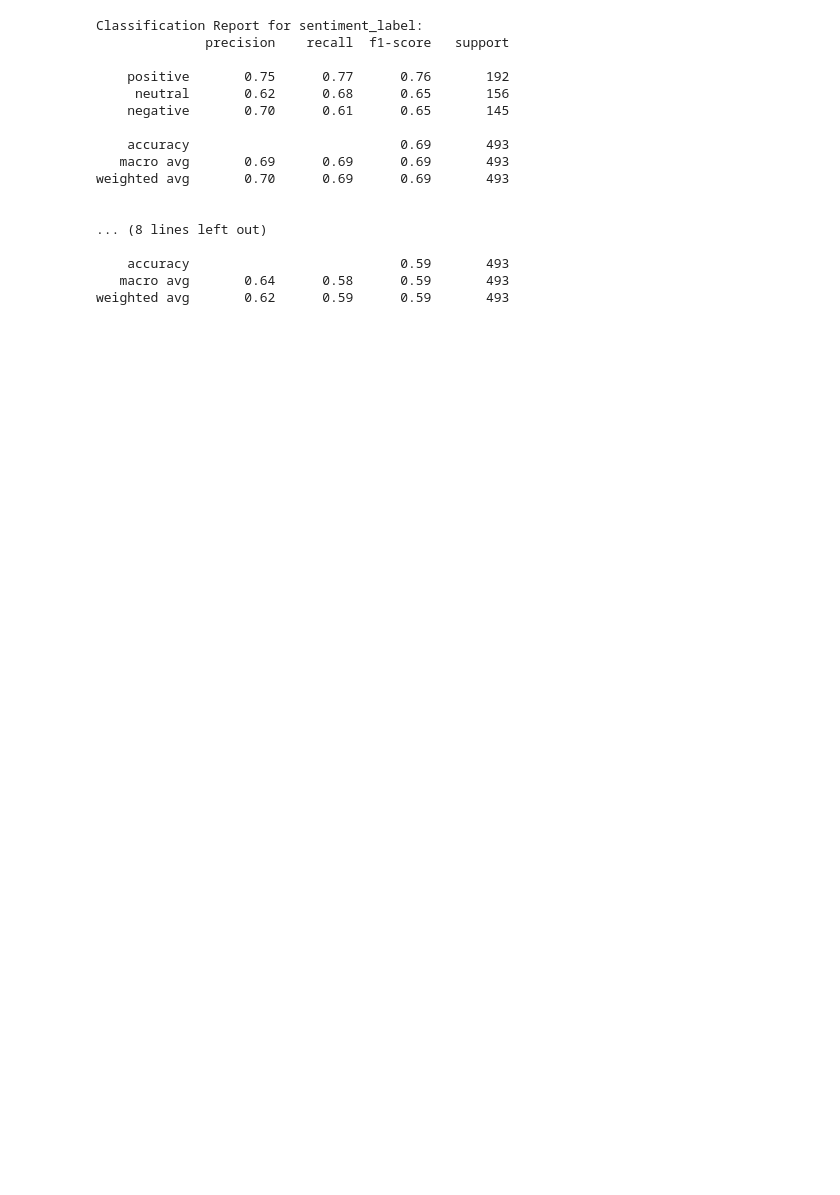
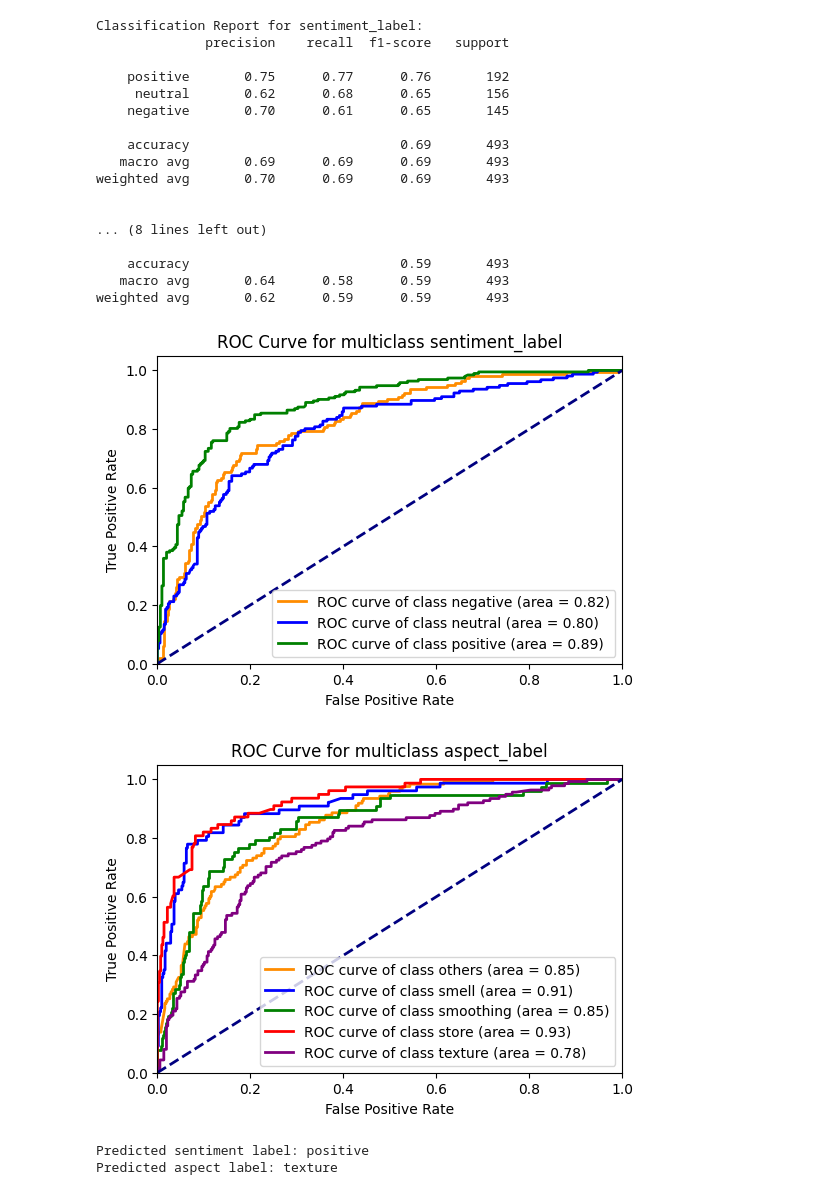
Before and after one commit to dinhtai507/Hasaki_SentimentAnalysis, a Jupyter notebook: notebooks/model.ipynb, the cells around one changed output. Cells and saved outputs as stored; diff of their text form; code cells hidden in the pictures; blank space fills up the shorter version.

```diff
--- a/notebooks/model.ipynb
+++ b/notebooks/model.ipynb
@@ -284,3 +298,58 @@ weighted avg       0.70      0.69      0.69       493
     accuracy                           0.59       493
    macro avg       0.64      0.58      0.59       493
 weighted avg       0.62      0.59      0.59       493
+# %%
+# Predict probabilities on the test set for sentiment_label
+y_prob_sentiment = log_reg_model_sentiment.predict_proba(X_test_tfidf)
+
+# Compute ROC curve and ROC area for each sentiment_label class
+fpr = {}
+tpr = {}
+roc_auc = {}
+
+for i, label in enumerate(log_reg_model_sentiment.classes_):
+    fpr[label], tpr[label], _ = roc_curve(y_test_sentiment == label, y_prob_sentiment[:, i])
+    roc_auc[label] = auc(fpr[label], tpr[label])
+
+# Plot ROC curve for each sentiment_label class
+plt.figure(figsize=(6, 4))
+colors = ['darkorange', 'blue', 'green']  # Add more colors if you have more classes
+for label, color in zip(log_reg_model_sentiment.classes_, colors):
+    plt.plot(fpr[label], tpr[label], color=color, lw=2, label=f'ROC curve of class {label} (area = {roc_auc[label]:0.2f})')
+plt.plot([0, 1], [0, 1], color='navy', lw=2, linestyle='--')
+plt.xlim([0.0, 1.0])
+plt.ylim([0.0, 1.05])
+plt.xlabel('False Positive Rate')
+plt.ylabel('True Positive Rate')
+plt.title('ROC Curve for multiclass sentiment_label')
+plt.legend(loc="lower right")
+plt.show()
+
+# Predict probabilities on the test set for aspect_label
+y_prob_aspect = log_reg_model_aspect.predict_proba(X_test_tfidf)
+
+# Compute ROC curve and ROC area for each aspect_label class
+fpr_aspect = {}
+tpr_aspect = {}
+roc_auc_aspect = {}
+
+for i, label in enumerate(log_reg_model_aspect.classes_):
+    fpr_aspect[label], tpr_aspect[label], _ = roc_curve(y_test_aspect == label, y_prob_aspect[:, i])
+    roc_auc_aspect[label] = auc(fpr_aspect[label], tpr_aspect[label])
+
+# Plot ROC curve for each aspect_label class
+plt.figure(figsize=(6, 4))
+colors = ['darkorange', 'blue', 'green', 'red', 'purple']  # Add more colors if you have more classes
+for label, color in zip(log_reg_model_aspect.classes_, colors):
+    plt.plot(fpr_aspect[label], tpr_aspect[label], color=color, lw=2, label=f'ROC curve of class {label} (area = {roc_auc_aspect[label]:0.2f})')
+plt.plot([0, 1], [0, 1], color='navy', lw=2, linestyle='--')
+plt.xlim([0.0, 1.0])
+plt.ylim([0.0, 1.05])
+plt.xlabel('False Positive Rate')
+plt.ylabel('True Positive Rate')
+plt.title('ROC Curve for multiclass aspect_label')
+plt.legend(loc="lower right")
+plt.show()
+# %% [output]
+[figure, added]
+[figure, added]
@@ -286,0 +452,20 @@ weighted avg       0.62      0.59      0.59       493
+# %%
+# Example of predicting a single sentence
+example_sentence = ["Mình mua cho btrai thấy bảo thoa lên mặt một lúc là nó mát mát lạnh lạnh như có bạc hà ý, Bọt khá nhiều nên khi sd m.n nên hạn chế dùng nhiều k sẽ dễ khô da, rửa sạch mặt, nch là okila. M.n có thể tham khảo nhé. Thank shop có nhu cầu sẽ tiếp tục ủng hộ ❤️"]
+
+# Preprocess the example sentence
+preprocessed_example = preprocessing_text(example_sentence)
+
+# Convert the preprocessed example to TF-IDF vector
+example_tfidf = tfidf_vectorizer.transform(preprocessed_example)
+
+# Predict sentiment label
+predicted_sentiment = log_reg_model_sentiment.predict(example_tfidf)
+print("Predicted sentiment label:", predicted_sentiment[0])
+
+# Predict aspect label
+predicted_aspect = log_reg_model_aspect.predict(example_tfidf)
+print("Predicted aspect label:", predicted_aspect[0])
+# %% [output]
+Predicted sentiment label: positive
+Predicted aspect label: texture
```
Also changed, not shown: parts of 13 cells of this notebook, 3 other files.
